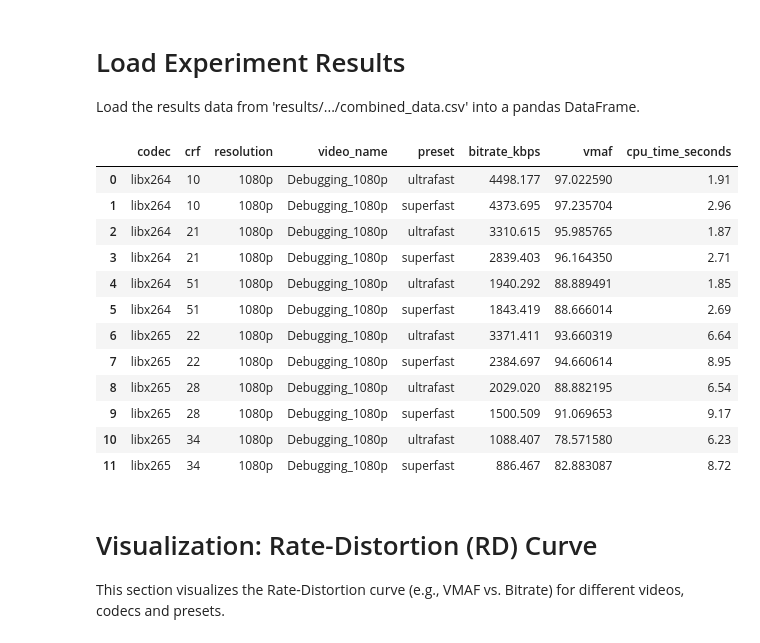
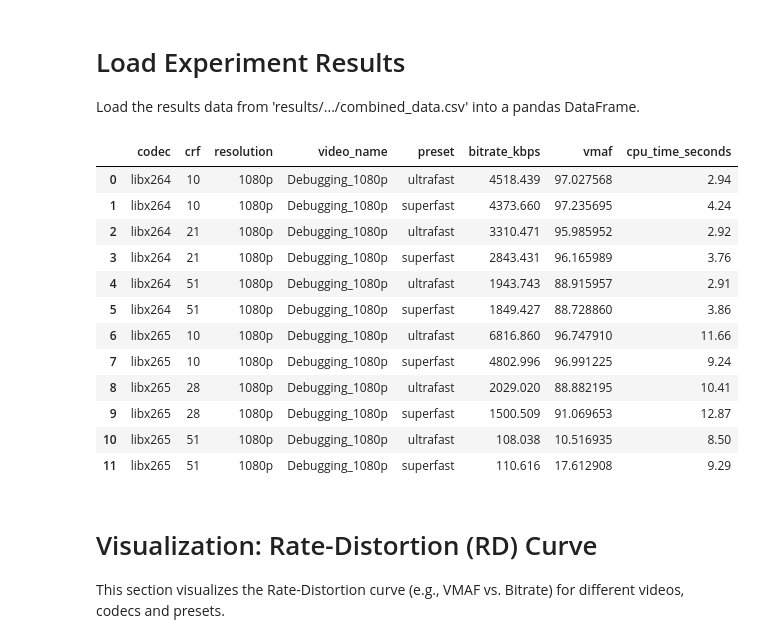
Before and after one commit to sanchezcarballlido/multimedia-benchmark, a Jupyter notebook: notebooks/analysis_experiment.ipynb, the cells around one changed output. Cells and saved outputs as stored; diff of their text form; code cells hidden in the pictures.

```diff
--- a/notebooks/analysis_experiment.ipynb
+++ b/notebooks/analysis_experiment.ipynb
@@ -13,23 +13,23 @@ import seaborn as sns
 Load the results data from 'results/.../combined_data.csv' into a pandas DataFrame.
 # %%
 # Load experiment results
-data_path = '../results/template_experiment_2025-06-19_11-52-58/combined_data.csv'
+data_path = '../results/template_experiment_2025-06-19_12-28-10/combined_data.csv'
 df = pd.read_csv(data_path)
 df
 # %% [output]
 |  | codec | crf | resolution | video_name | preset | bitrate_kbps | vmaf | cpu_time_seconds |
-| 0 | libx264 | 10 | 1080p | Debugging_1080p | ultrafast | 4498.177 | 97.022590 | 1.91 |
-| 1 | libx264 | 10 | 1080p | Debugging_1080p | superfast | 4373.695 | 97.235704 | 2.96 |
-| 2 | libx264 | 21 | 1080p | Debugging_1080p | ultrafast | 3310.615 | 95.985765 | 1.87 |
-| 3 | libx264 | 21 | 1080p | Debugging_1080p | superfast | 2839.403 | 96.164350 | 2.71 |
-| 4 | libx264 | 51 | 1080p | Debugging_1080p | ultrafast | 1940.292 | 88.889491 | 1.85 |
-| 5 | libx264 | 51 | 1080p | Debugging_1080p | superfast | 1843.419 | 88.666014 | 2.69 |
-| 6 | libx265 | 22 | 1080p | Debugging_1080p | ultrafast | 3371.411 | 93.660319 | 6.64 |
-| 7 | libx265 | 22 | 1080p | Debugging_1080p | superfast | 2384.697 | 94.660614 | 8.95 |
-| 8 | libx265 | 28 | 1080p | Debugging_1080p | ultrafast | 2029.020 | 88.882195 | 6.54 |
-| 9 | libx265 | 28 | 1080p | Debugging_1080p | superfast | 1500.509 | 91.069653 | 9.17 |
-| 10 | libx265 | 34 | 1080p | Debugging_1080p | ultrafast | 1088.407 | 78.571580 | 6.23 |
-| 11 | libx265 | 34 | 1080p | Debugging_1080p | superfast | 886.467 | 82.883087 | 8.72 |
+| 0 | libx264 | 10 | 1080p | Debugging_1080p | ultrafast | 4518.439 | 97.027568 | 2.94 |
+| 1 | libx264 | 10 | 1080p | Debugging_1080p | superfast | 4373.660 | 97.235695 | 4.24 |
+| 2 | libx264 | 21 | 1080p | Debugging_1080p | ultrafast | 3310.471 | 95.985952 | 2.92 |
+| 3 | libx264 | 21 | 1080p | Debugging_1080p | superfast | 2843.431 | 96.165989 | 3.76 |
+| 4 | libx264 | 51 | 1080p | Debugging_1080p | ultrafast | 1943.743 | 88.915957 | 2.91 |
+| 5 | libx264 | 51 | 1080p | Debugging_1080p | superfast | 1849.427 | 88.728860 | 3.86 |
+| 6 | libx265 | 10 | 1080p | Debugging_1080p | ultrafast | 6816.860 | 96.747910 | 11.66 |
+| 7 | libx265 | 10 | 1080p | Debugging_1080p | superfast | 4802.996 | 96.991225 | 9.24 |
+| 8 | libx265 | 28 | 1080p | Debugging_1080p | ultrafast | 2029.020 | 88.882195 | 10.41 |
+| 9 | libx265 | 28 | 1080p | Debugging_1080p | superfast | 1500.509 | 91.069653 | 12.87 |
+| 10 | libx265 | 51 | 1080p | Debugging_1080p | ultrafast | 108.038 | 10.516935 | 8.50 |
+| 11 | libx265 | 51 | 1080p | Debugging_1080p | superfast | 110.616 | 17.612908 | 9.29 |
 # %% [markdown]
 # Visualization: Rate-Distortion (RD) Curve
 This section visualizes the Rate-Distortion curve (e.g., VMAF vs. Bitrate) for different videos, codecs and presets.
```
Also changed, not shown: parts of 6 cells of this notebook, 2 other files.
